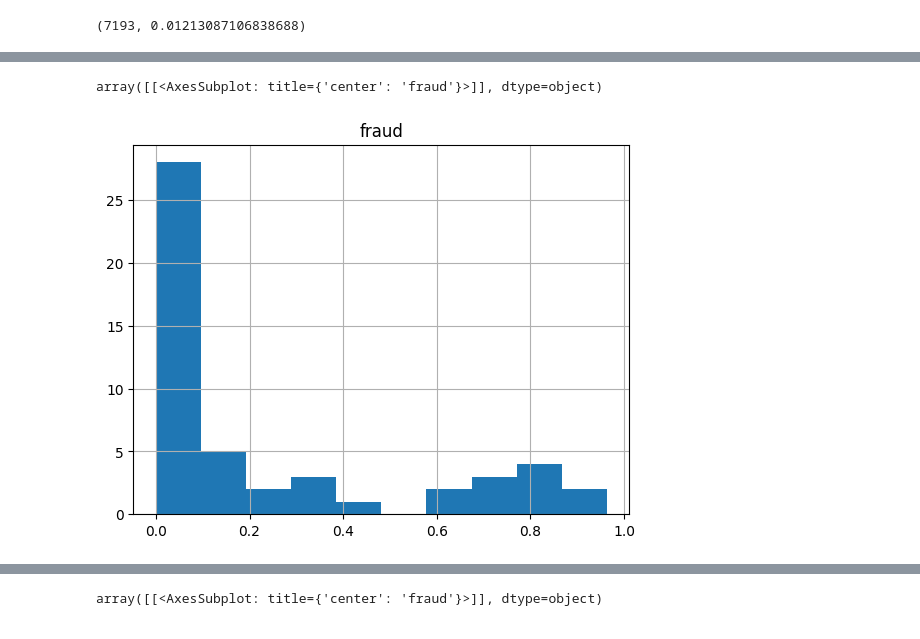
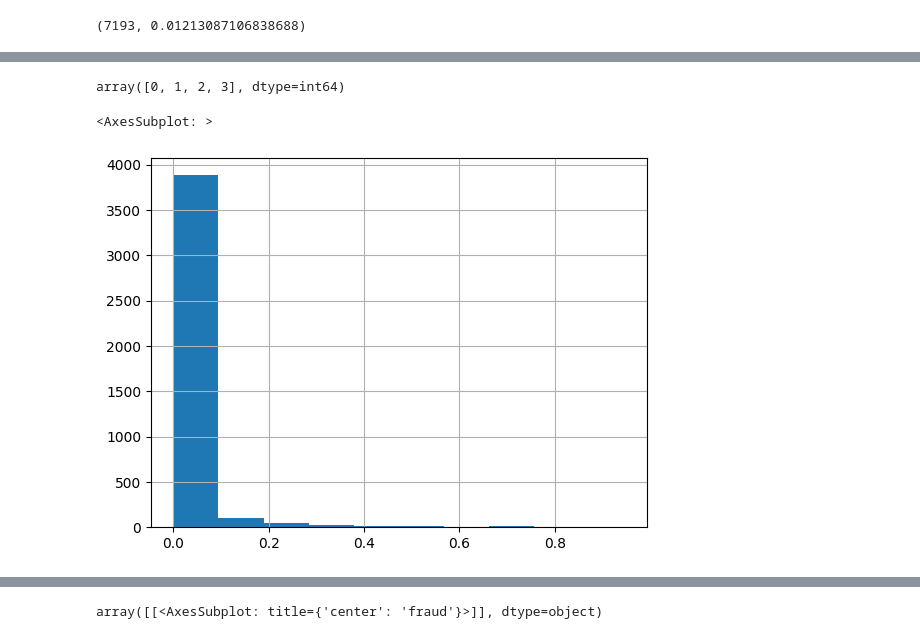
Before and after one commit to Mjh9122/fraud_detection, a Jupyter notebook: eda.ipynb, the cells around one changed output, grey strips where cells are left out. Saved outputs shown, nothing was run; the diff lists cells and outputs as text; code cells hidden in the pictures.

```diff
--- a/eda.ipynb
+++ b/eda.ipynb
@@ -33,3 +33,9 @@ df['age'] = df['age'].astype(int)
 sum(df['fraud']), sum(df['fraud'])/len(df['fraud'])
 # %% [output]
 (7193, 0.01213087106838688)
+# %%
+#fraud_per_merchant
+fraud_rates = df.groupby('merchant').mean('fraud')['fraud']
+c_merchant_fraud_rate = pd.cut(fraud_rates, 5, labels=False)
+q_merchant_fraud_rate = pd.qcut(fraud_rates, 5, labels=False, duplicates='drop')
+fraud_rates.hist()
@@ -35,0 +55,4 @@ sum(df['fraud']), sum(df['fraud'])/len(df['fraud'])
+# %%
+mfr = c_merchant_fraud_rate
+df['merchant fraud rate'] = df['merchant'].apply(lambda x: mfr.get(x))
+df.head()
@@ -36,9 +66,14 @@ sum(df['fraud']), sum(df['fraud'])/len(df['fraud'])
+# %%
+mfrq = q_merchant_fraud_rate
+df['mfrq'] = df['merchant'].apply(lambda x: mfrq.get(x))
+df['mfrq'].unique()
+# %% [output]
+array([0, 1, 2, 3], dtype=int64)
 # %%
-#fraud_per_merchant
-merchants = df.loc[:, ['merchant', 'fraud']]
-fraud_rates = merchants.groupby('merchant').mean('fraud')
-merchant_fraud_rate = pd.cut(fraud_rates['fraud'], 5, labels=range(5))
-merchants.groupby('merchant').mean('fraud').hist()
+#fraud_per_customer
+fraud_rates = df.groupby('customer').mean('fraud')
+customer_fraud_rate = pd.cut(fraud_rates['fraud'], 5, labels=range(5))
+df.groupby('customer').mean('fraud')['fraud'].hist()
 # %% [output]
-array([[<AxesSubplot: title={'center': 'fraud'}>]], dtype=object)
+<AxesSubplot: >
-[figure, old version]
+[figure, new version]
```
Also changed, not shown: parts of 6 cells of this notebook, 3 other files.
